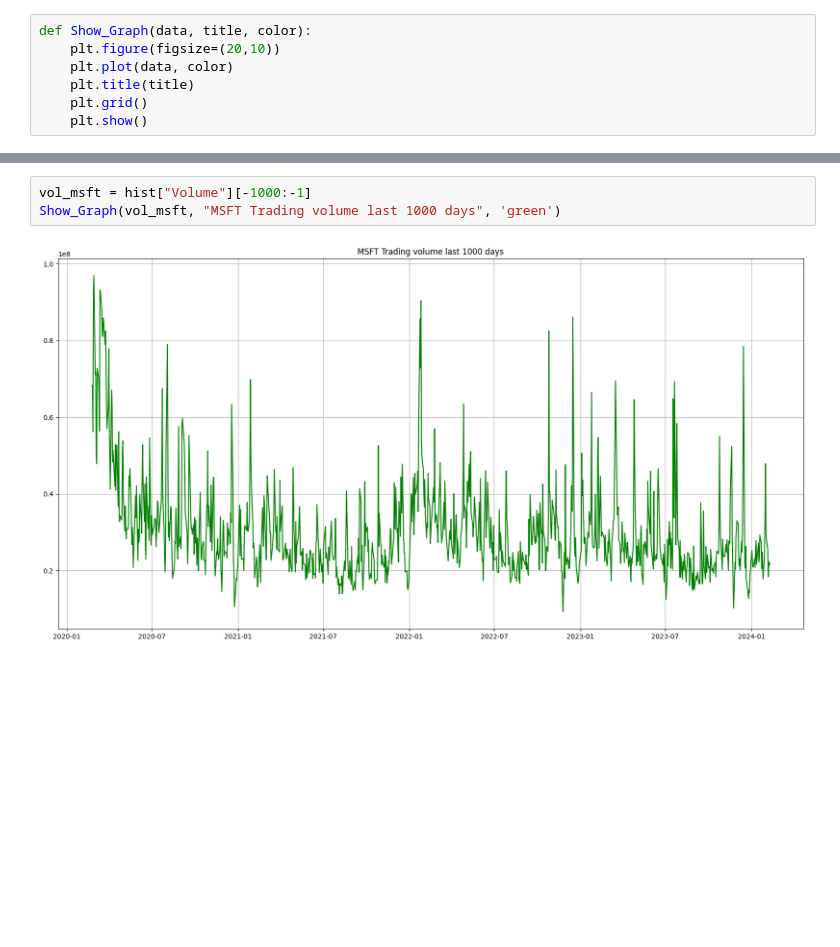
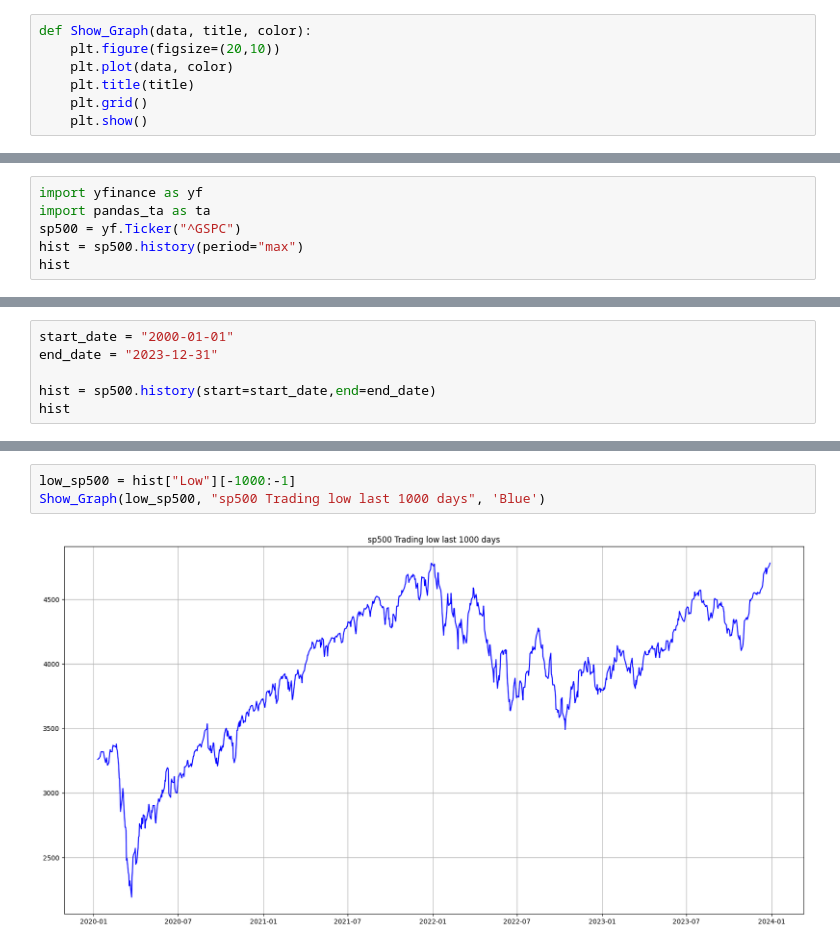
Before and after one commit to MichaelHoha/algo-trding-predictions-s-p-500, a Jupyter notebook: Algo_Trading.ipynb, the cells around one changed output, grey strips where cells are left out. Drawn from its saved outputs; the diff is of its cells as text; blank space fills up the shorter version.

```diff
--- a/Algo_Trading.ipynb
+++ b/Algo_Trading.ipynb
@@ -41,0 +20,6 @@ def Show_Graph(data, title, color):
+# %%
+import yfinance as yf
+import pandas_ta as ta
+sp500 = yf.Ticker("^GSPC")
+hist = sp500.history(period="max")
+hist
@@ -41,0 +43,6 @@ def Show_Graph(data, title, color):
+# %%
+start_date = "2000-01-01"
+end_date = "2023-12-31"
+
+hist = sp500.history(start=start_date,end=end_date)
+hist
@@ -47,5 +69,5 @@ Show_Graph(close_msft, "MSFT Closing price history 1000 days", 'red')
 # %%
-vol_msft = hist["Volume"][-1000:-1]
-Show_Graph(vol_msft, "MSFT Trading volume last 1000 days", 'green')
+low_sp500 = hist["Low"][-1000:-1]
+Show_Graph(low_sp500, "sp500 Trading low last 1000 days", 'Blue')
 # %% [output]
-[figure, old version]
+[figure, new version]
```
Also changed, not shown: parts of 37 cells of this notebook.
